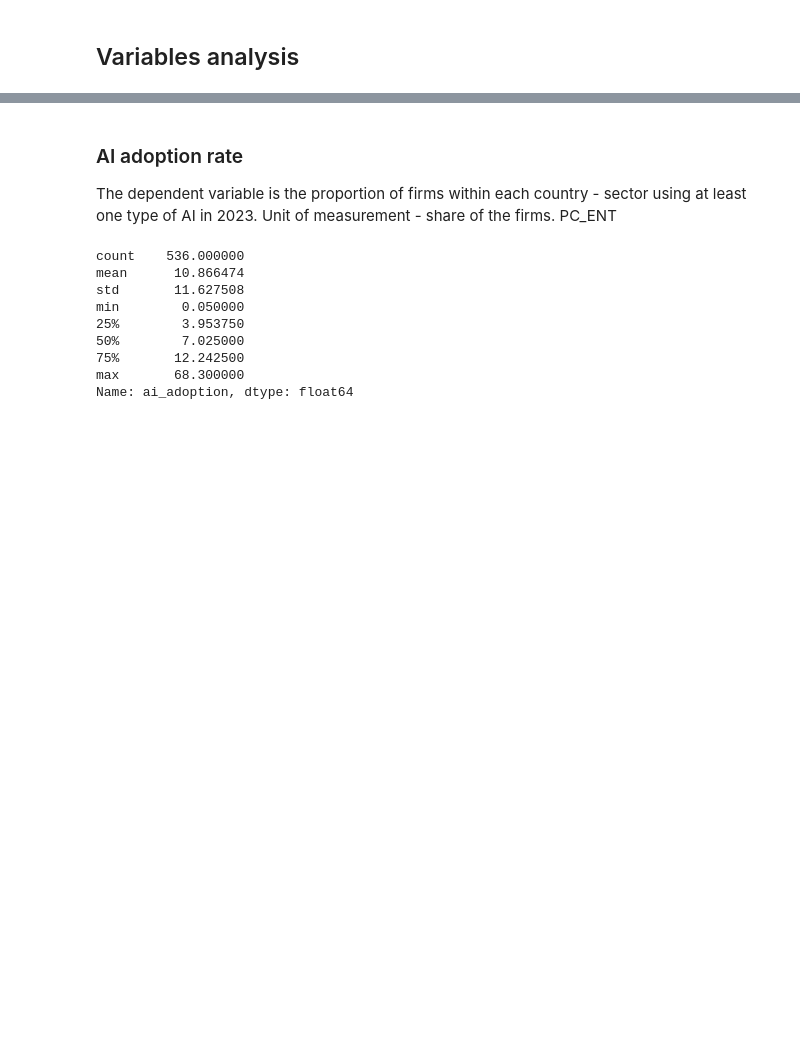
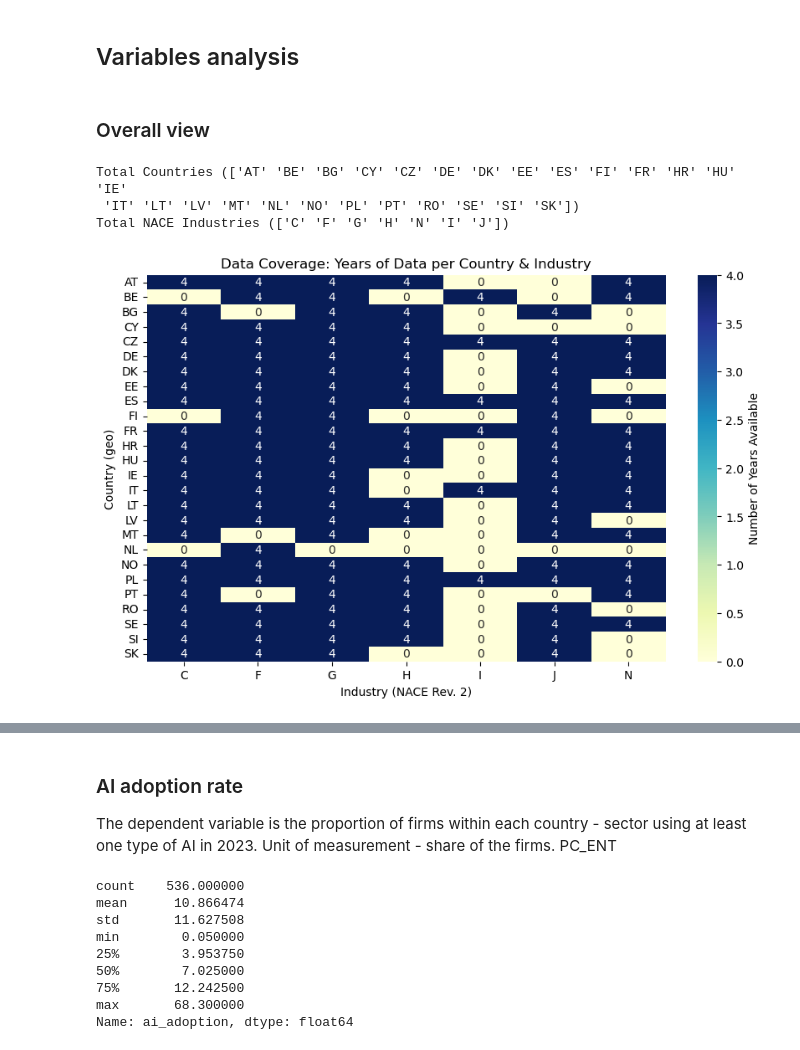
Before and after one commit to Martyniuk-y/Master_thesis, a Jupyter notebook: EDA.ipynb, the cells around one changed output, grey strips where cells are left out. Saved outputs shown, nothing was run; the diff lists cells and outputs as text; code cells hidden in the pictures; blank space fills up the shorter version.

```diff
--- a/EDA.ipynb
+++ b/EDA.ipynb
@@ -29,2 +29,24 @@ print(data)
 # %% [markdown]
 ## Variables analysis
+# %% [markdown]
+### Overall view
+# %%
+# Participating Countries and Industries
+print(f"Total Countries ({data['geo'].unique()})")
+print(f"Total NACE Industries ({data['nace_r2'].unique()})")
+# %% [output]
+Total Countries (['AT' 'BE' 'BG' 'CY' 'CZ' 'DE' 'DK' 'EE' 'ES' 'FI' 'FR' 'HR' 'HU' 'IE'
+ 'IT' 'LT' 'LV' 'MT' 'NL' 'NO' 'PL' 'PT' 'RO' 'SE' 'SI' 'SK'])
+Total NACE Industries (['C' 'F' 'G' 'H' 'N' 'I' 'J'])
+# %%
+# Check for missing years (Panel Balance)
+coverage_table = pd.crosstab(data['geo'], data['nace_r2'])
+
+plt.figure(figsize=(10, 6))
+sns.heatmap(coverage_table, annot=True, cmap="YlGnBu", cbar_kws={'label': 'Number of Years Available'})
+plt.title('Data Coverage: Years of Data per Country & Industry')
+plt.ylabel('Country (geo)')
+plt.xlabel('Industry (NACE Rev. 2)')
+plt.show()
+# %% [output]
+[figure, added]
```
Also changed, not shown: parts of 147 cells of this notebook, 1 other file.
